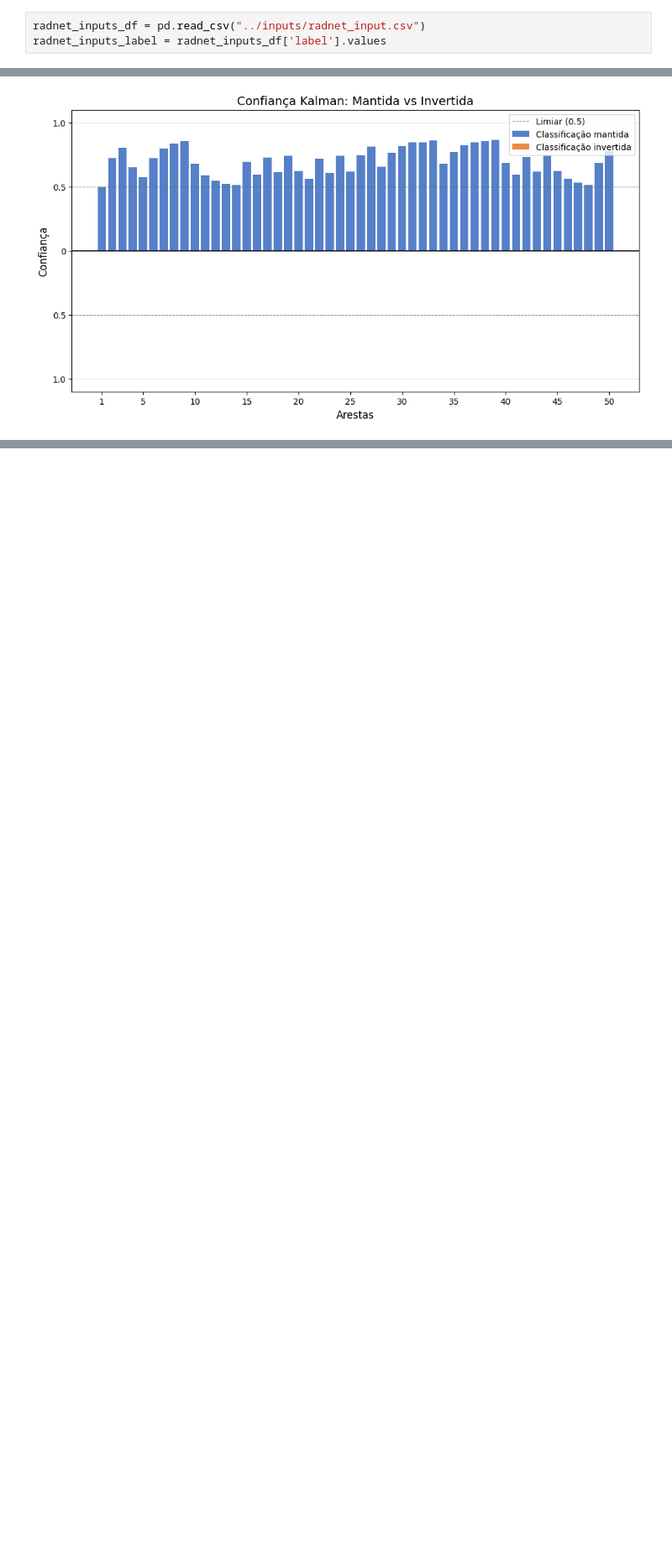
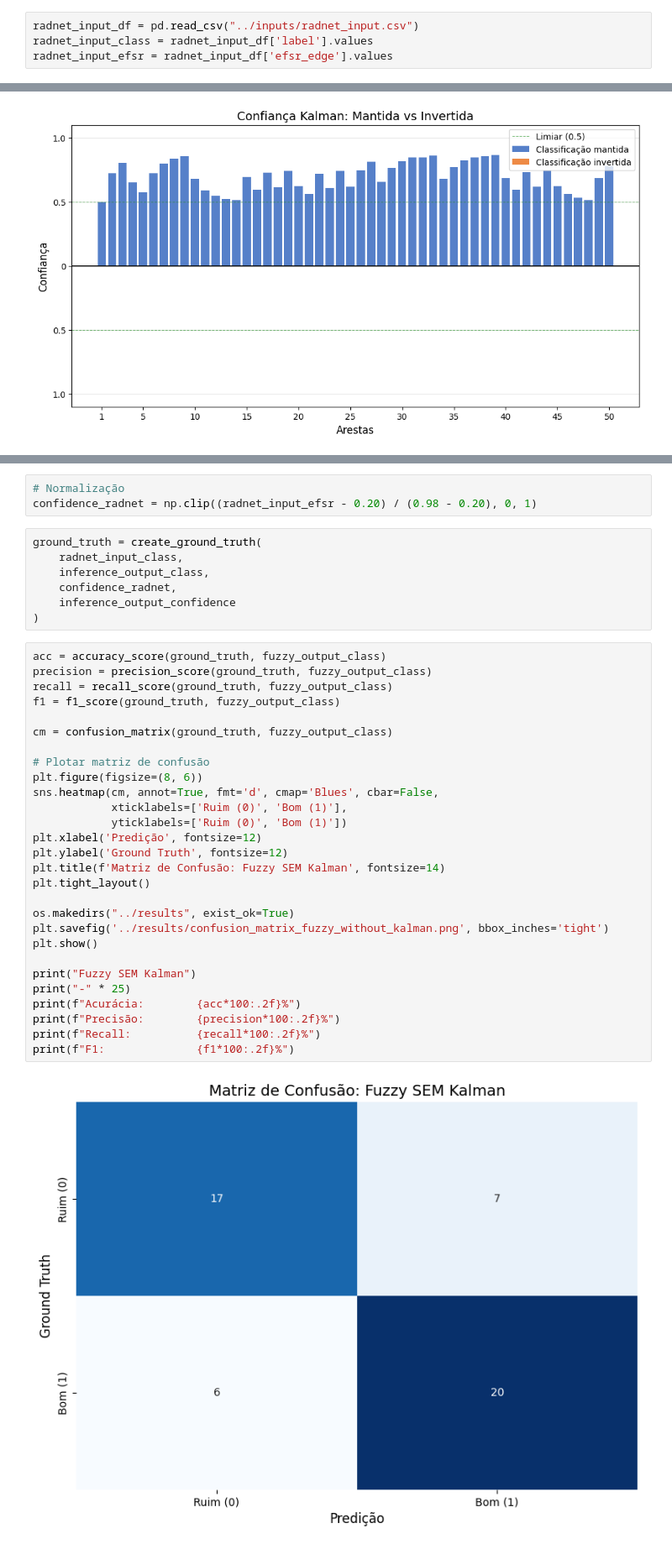
Before and after one commit to charlesluizmendes/DataFusion, a Jupyter notebook: src/7.results.ipynb, the cells around one changed output, grey strips where cells are left out. Shown at 84% size. Saved outputs shown, nothing was run; the diff lists cells and outputs as text; blank space fills up the shorter version.

Commit message:
Alterando results

```diff
--- a/src/7.results.ipynb
+++ b/src/7.results.ipynb
@@ -19,6 +16,7 @@ edges_inputs_label = edges_inputs_df['label'].values
 # %%
-radnet_inputs_df = pd.read_csv("../inputs/radnet_input.csv")
-radnet_inputs_label = radnet_inputs_df['label'].values
+radnet_input_df = pd.read_csv("../inputs/radnet_input.csv")
+radnet_input_class = radnet_input_df['label'].values
+radnet_input_efsr = radnet_input_df['efsr_edge'].values
 # %% [markdown]
 ### Outputs
 # %%
@@ -152,0 +175,40 @@ plt.show()
+# %%
+# Normalização
+confidence_radnet = np.clip((radnet_input_efsr - 0.20) / (0.98 - 0.20), 0, 1)
+# %%
+ground_truth = create_ground_truth(
+    radnet_input_class,
+    inference_output_class,
+    confidence_radnet,
+    inference_output_confidence
+)
+# %%
+acc = accuracy_score(ground_truth, fuzzy_output_class)
+precision = precision_score(ground_truth, fuzzy_output_class)
+recall = recall_score(ground_truth, fuzzy_output_class)
+f1 = f1_score(ground_truth, fuzzy_output_class)
+
+cm = confusion_matrix(ground_truth, fuzzy_output_class)
+
+# Plotar matriz de confusão
+plt.figure(figsize=(8, 6))
+sns.heatmap(cm, annot=True, fmt='d', cmap='Blues', cbar=False,
+            xticklabels=['Ruim (0)', 'Bom (1)'],
+            yticklabels=['Ruim (0)', 'Bom (1)'])
+plt.xlabel('Predição', fontsize=12)
+plt.ylabel('Ground Truth', fontsize=12)
+plt.title(f'Matriz de Confusão: Fuzzy SEM Kalman', fontsize=14)
+plt.tight_layout()
+
+os.makedirs("../results", exist_ok=True)
+plt.savefig('../results/confusion_matrix_fuzzy_without_kalman.png', bbox_inches='tight')
+plt.show()
+
+print("Fuzzy SEM Kalman")
+print("-" * 25)
+print(f"Acurácia:        {acc*100:.2f}%")
+print(f"Precisão:        {precision*100:.2f}%")
+print(f"Recall:          {recall*100:.2f}%")
+print(f"F1:              {f1*100:.2f}%")
+# %% [output]
+[figure, added]
```
Also changed, not shown: parts of 8 cells of this notebook, 4 other files.
